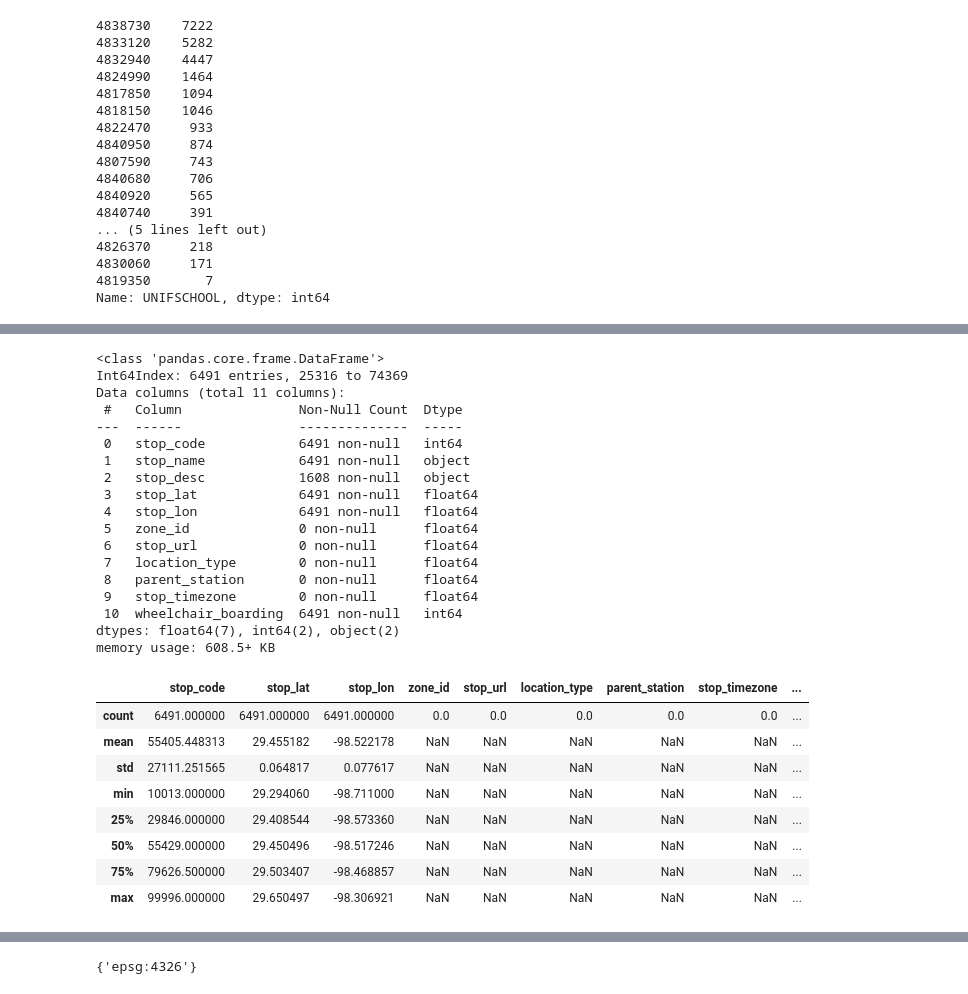
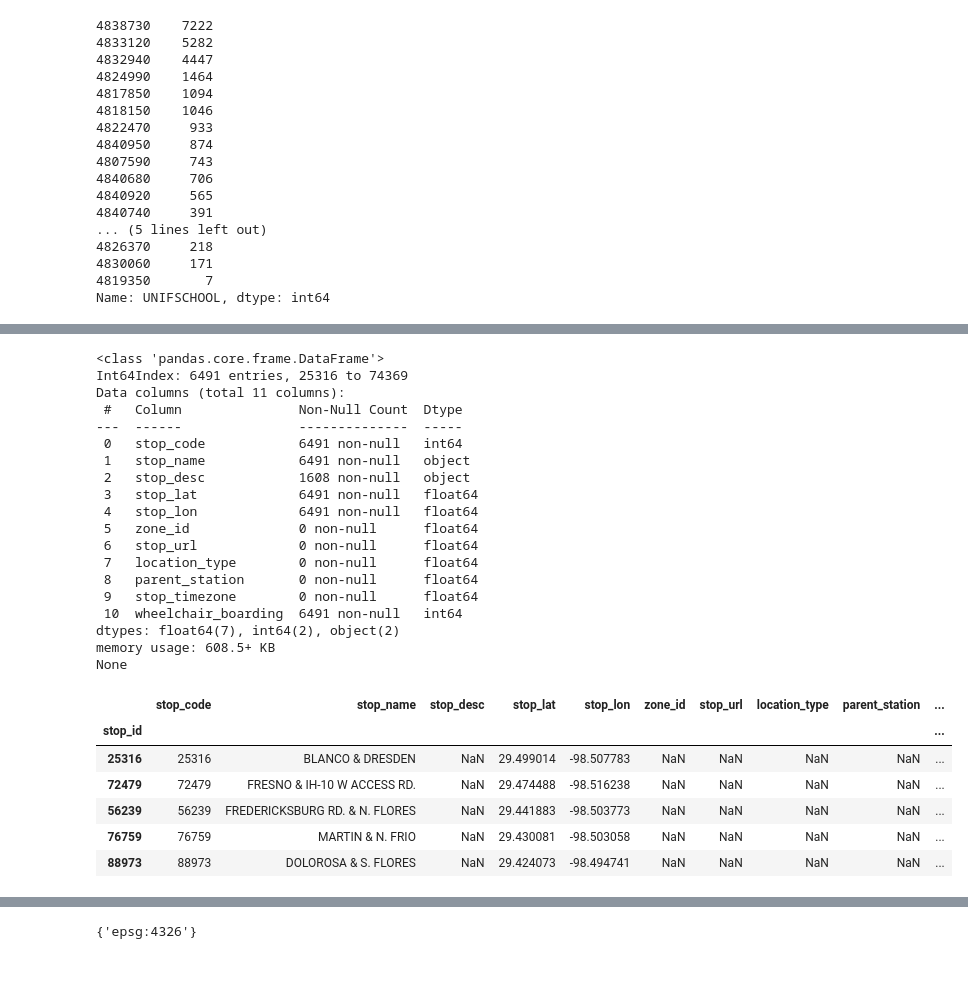
Before and after one commit to VIA-Transit-Rules/VIA_project, a Jupyter notebook: kevin/kworking_scratch1_geopandas.ipynb, the cells around one changed output, grey strips where cells are left out. Cells and saved outputs as stored; diff of their text form; code cells hidden in the pictures.

```diff
--- a/kevin/kworking_scratch1_geopandas.ipynb
+++ b/kevin/kworking_scratch1_geopandas.ipynb
@@ -10,6 +10,11 @@ import geopandas as gpd
 from shapely.geometry import Polygon, Point
 # %%
 from pyproj import Proj, transform, CRS
+# %%
+def show_df(df, head_rows=5):
+    print(df.info())
+    # display(df.describe())
+    display(df.head(head_rows))
 # %%
 file_tracts = '../data_files/bexar_county/Bexar_County_Census_Tracts-shp/Bexar_County_Census_Tracts.shp'
 file_block_groups = '../data_files/bexar_county/Bexar_County_Census_Block_Groups-shp/Bexar_County_Census_Block_Groups.shp'
@@ -342,37 +351,33 @@ gdf_chk.head(25)
 # %%
 df_stops_202004 = pd.read_csv(file_stops_202004).set_index('stop_id')
-# %%
-df_stops_202004.info()
-# %% [output]
-<class 'pandas.core.frame.DataFrame'>
-Int64Index: 6491 entries, 25316 to 74369
-Data columns (total 11 columns):
- #   Column               Non-Null Count  Dtype
----  ------               --------------  -----
- 0   stop_code            6491 non-null   int64
- 1   stop_name            6491 non-null   object
- 2   stop_desc            1608 non-null   object
- 3   stop_lat             6491 non-null   float64
- 4   stop_lon             6491 non-null   float64
- 5   zone_id              0 non-null      float64
- 6   stop_url             0 non-null      float64
- 7   location_type        0 non-null      float64
- 8   parent_station       0 non-null      float64
- 9   stop_timezone        0 non-null      float64
- 10  wheelchair_boarding  6491 non-null   int64
-dtypes: float64(7), int64(2), object(2)
-memory usage: 608.5+ KB
-# %%
-df_stops_202004.describe()
-# %% [output]
-|  | stop_code | stop_lat | stop_lon | zone_id | stop_url | location_type | parent_station | stop_timezone | ... |
-| count | 6491.000000 | 6491.000000 | 6491.000000 | 0.0 | 0.0 | 0.0 | 0.0 | 0.0 | ... |
-| mean | 55405.448313 | 29.455182 | -98.522178 | NaN | NaN | NaN | NaN | NaN | ... |
-| std | 27111.251565 | 0.064817 | 0.077617 | NaN | NaN | NaN | NaN | NaN | ... |
-| min | 10013.000000 | 29.294060 | -98.711000 | NaN | NaN | NaN | NaN | NaN | ... |
-| 25% | 29846.000000 | 29.408544 | -98.573360 | NaN | NaN | NaN | NaN | NaN | ... |
-| 50% | 55429.000000 | 29.450496 | -98.517246 | NaN | NaN | NaN | NaN | NaN | ... |
-| 75% | 79626.500000 | 29.503407 | -98.468857 | NaN | NaN | NaN | NaN | NaN | ... |
-| max | 99996.000000 | 29.650497 | -98.306921 | NaN | NaN | NaN | NaN | NaN | ... |
+# %%
+show_df(df_stops_202004)
+# %% [output]
+<class 'pandas.core.frame.DataFrame'>
+Int64Index: 6491 entries, 25316 to 74369
+Data columns (total 11 columns):
+ #   Column               Non-Null Count  Dtype
+---  ------               --------------  -----
+ 0   stop_code            6491 non-null   int64
+ 1   stop_name            6491 non-null   object
+ 2   stop_desc            1608 non-null   object
+ 3   stop_lat             6491 non-null   float64
+ 4   stop_lon             6491 non-null   float64
+ 5   zone_id              0 non-null      float64
+ 6   stop_url             0 non-null      float64
+ 7   location_type        0 non-null      float64
+ 8   parent_station       0 non-null      float64
+ 9   stop_timezone        0 non-null      float64
+ 10  wheelchair_boarding  6491 non-null   int64
+dtypes: float64(7), int64(2), object(2)
+memory usage: 608.5+ KB
+None
+|  | stop_code | stop_name | stop_desc | stop_lat | stop_lon | zone_id | stop_url | location_type | parent_station | ... |
+| stop_id |  |  |  |  |  |  |  |  |  | ... |
+| 25316 | 25316 | BLANCO & DRESDEN | NaN | 29.499014 | -98.507783 | NaN | NaN | NaN | NaN | ... |
+| 72479 | 72479 | FRESNO & IH-10 W ACCESS RD. | NaN | 29.474488 | -98.516238 | NaN | NaN | NaN | NaN | ... |
+| 56239 | 56239 | FREDERICKSBURG RD. & N. FLORES | NaN | 29.441883 | -98.503773 | NaN | NaN | NaN | NaN | ... |
+| 76759 | 76759 | MARTIN & N. FRIO | NaN | 29.430081 | -98.503058 | NaN | NaN | NaN | NaN | ... |
+| 88973 | 88973 | DOLOROSA & S. FLORES | NaN | 29.424073 | -98.494741 | NaN | NaN | NaN | NaN | ... |
 # %%
 df_stops_202004 = df_stops_202004[['stop_code', 'stop_name', 'stop_lat', 'stop_lon', 'wheelchair_boarding']]
```
Also changed, not shown: parts of 41 cells of this notebook, 4 other files.
